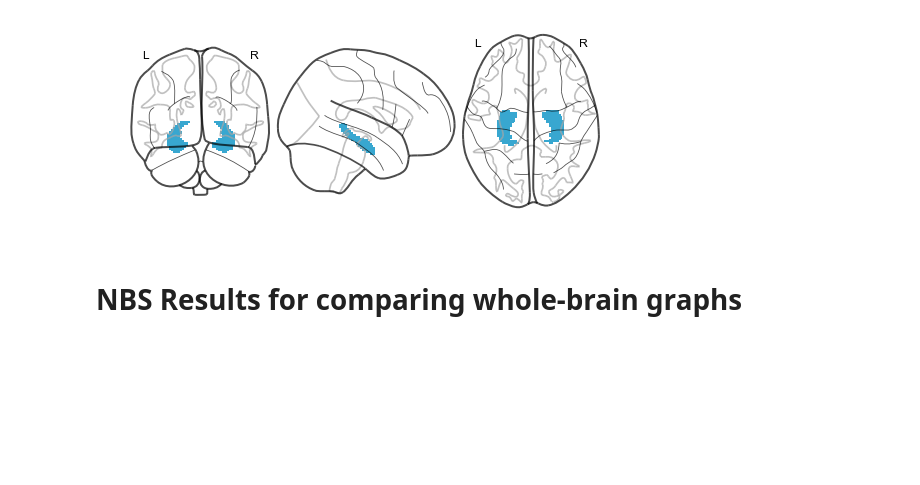
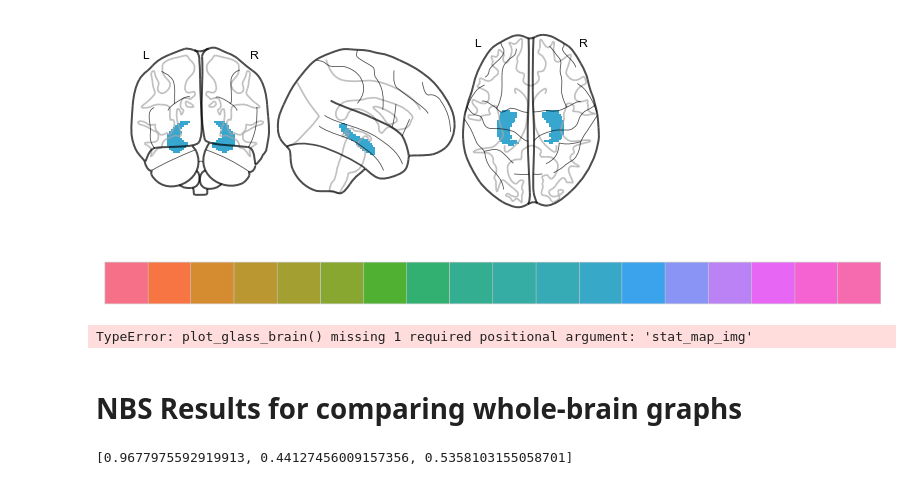
Before and after one commit to 62442katieb/IDConn, a Jupyter notebook: figures!.ipynb, the cells around one changed output. Saved outputs shown, nothing was run; the diff lists cells and outputs as text; code cells hidden in the pictures; blank space fills up the shorter version.

```diff
--- a/figures!.ipynb
+++ b/figures!.ipynb
@@ -189,5 +213,17 @@ hippo_brain = plotting.plot_glass_brain(hippo, threshold=0.9, cmap=color4)
 hippo_brain.savefig(join(fig_dir, '1-hippo.png'), dpi=300)
 # %% [output]
 [figure]
+# %%
+pal = sns.color_palette("husl", 18)
+pal_cmap = sns.blend_palette(pal, as_cmap=True, n_colors=18)
+# %%
+sns.palplot(pal)
+# %% [output]
+[figure, added]
+# %%
+all_ntwks = plotting.plot_glass_brain(networks)
+all_ntwks.add_contours(networks, colors=pal, filled=True)
+# %% [output]
+TypeError: plot_glass_brain() missing 1 required positional argument: 'stat_map_img'
 # %% [markdown]
 # NBS Results for comparing whole-brain graphs
@@ -196,0 +247,4 @@ gen_gt_phy_cmap = [hustle[0],hustle[1]]
+# %%
+hustle[0]
+# %% [output]
+[0.9677975592919913, 0.44127456009157356, 0.5358103155058701]
```
Also changed, not shown: parts of 44 cells of this notebook, 5 other files.
